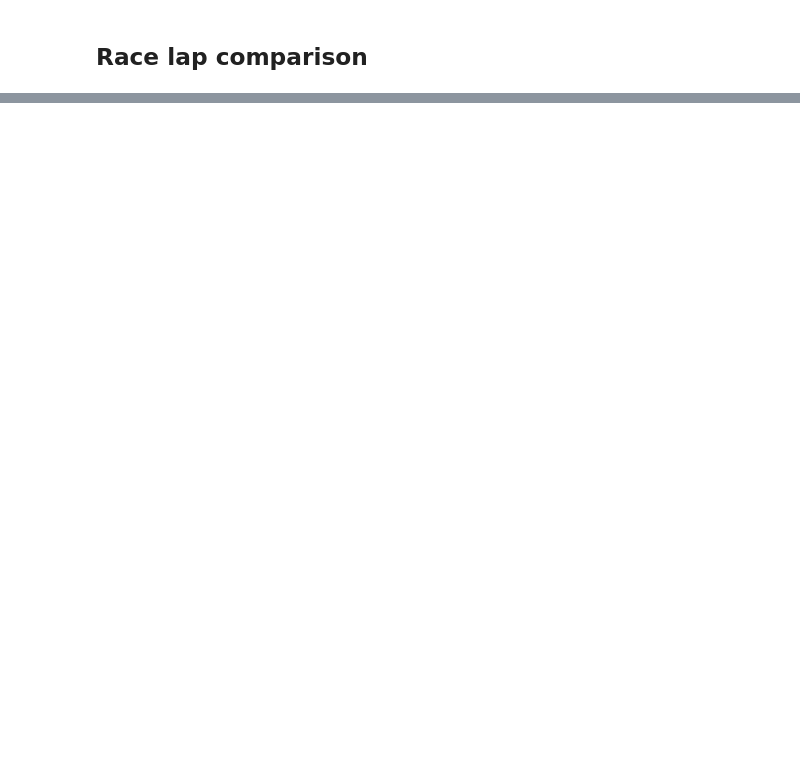
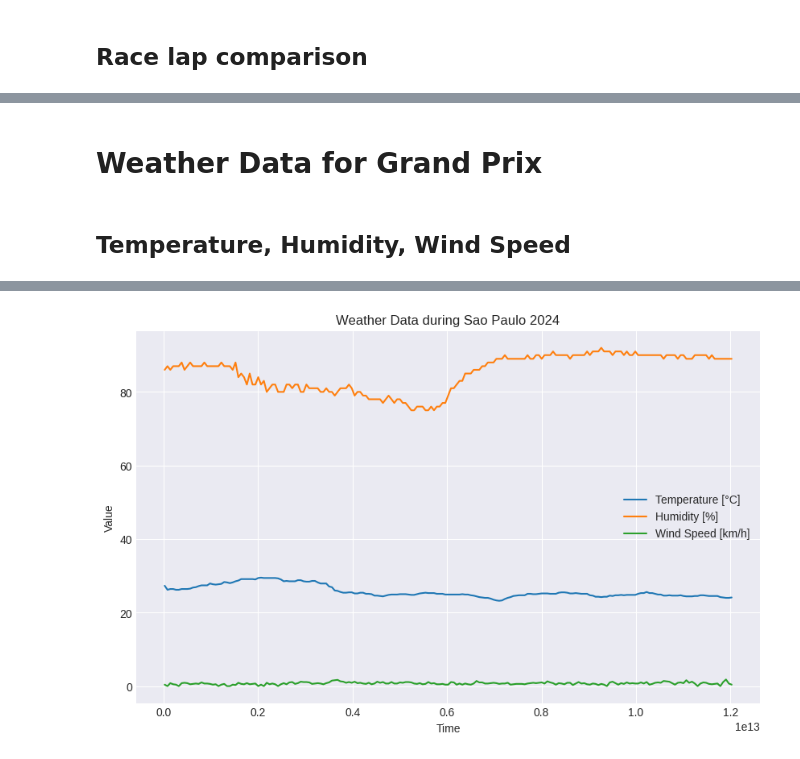
Before and after one commit to mcfiet/dl-project, a Jupyter notebook: fastf1_initial-tests.ipynb, the cells around one changed output, grey strips where cells are left out. Drawn from its saved outputs; the diff is of its cells as text; code cells hidden in the pictures; blank space fills up the shorter version.

```diff
--- a/fastf1_initial-tests.ipynb
+++ b/fastf1_initial-tests.ipynb
@@ -61,0 +81,19 @@ plt.show()
+# %% [markdown]
+# Weather Data for Grand Prix
+# %%
+# Get weather data
+weather = session.weather_data
+# %% [markdown]
+## Temperature, Humidity, Wind Speed
+# %%
+print(weather)
+plt.figure(figsize=(10, 6))
+plt.plot(weather['Time'], weather['TrackTemp'], label='Temperature [°C]')
+plt.plot(weather['Time'], weather['Humidity'], label='Humidity [%]')
+plt.plot(weather['Time'], weather['WindSpeed'], label='Wind Speed [km/h]')
+plt.xlabel('Time')
+plt.ylabel('Value')
+plt.title('Weather Data during ' + SESSION_NAME + ' ' + str(SESSION_YEAR))
+plt.legend()
+plt.show()
+# %% [output]
@@ -61,0 +117 @@ plt.show()
+[figure, added]
```
Also changed, not shown: parts of 6 cells of this notebook.
